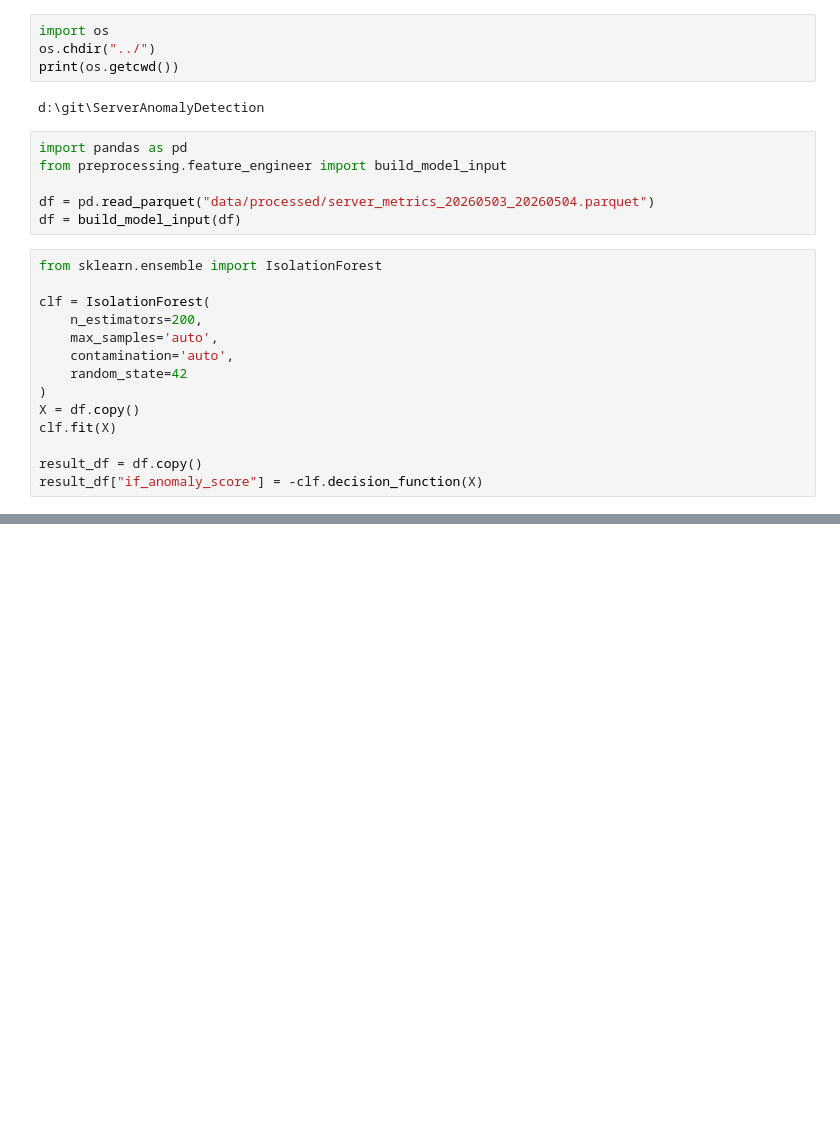
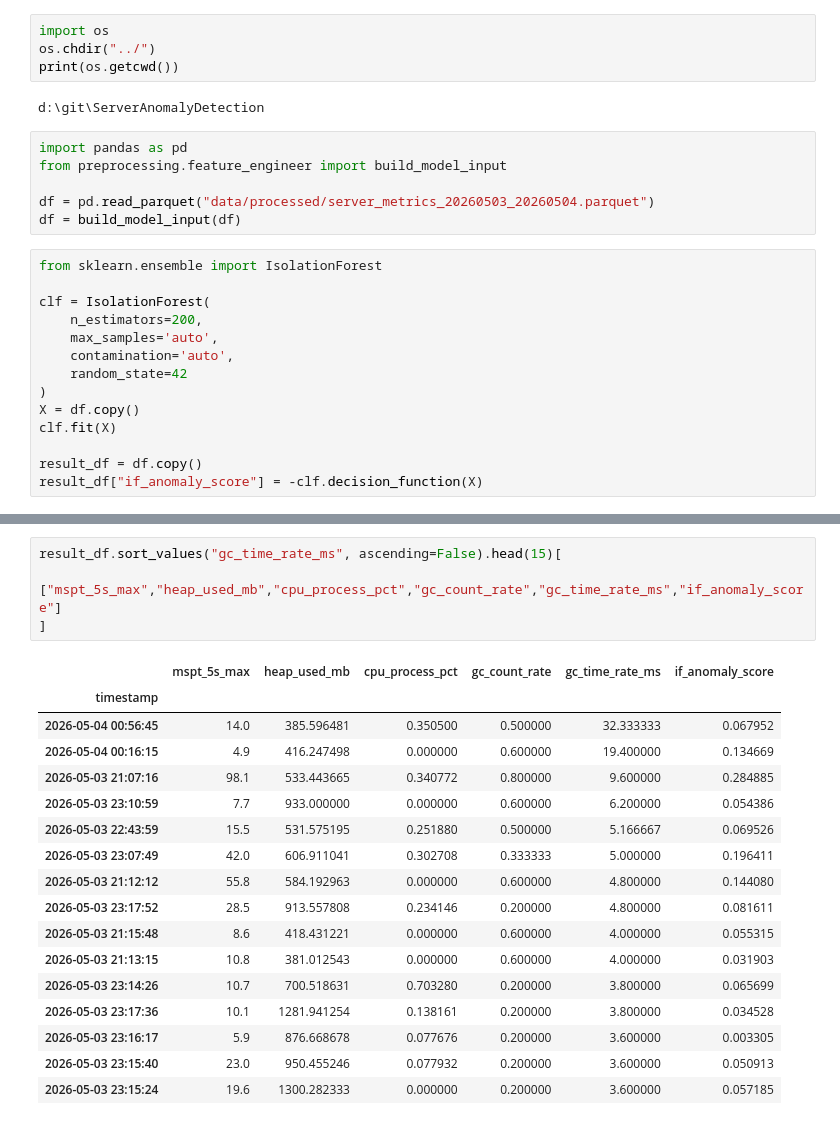
Before and after one commit to mai-Den06/ServerAnomalyDetection, a Jupyter notebook: notebooks/03_ml_methods.ipynb, the cells around one changed output, grey strips where cells are left out. Saved outputs shown, nothing was run; the diff lists cells and outputs as text; blank space fills up the shorter version.

```diff
--- a/notebooks/03_ml_methods.ipynb
+++ b/notebooks/03_ml_methods.ipynb
@@ -133,0 +134,22 @@ result_df.sort_values("gc_time_rate_ms", ascending=False).head(5)[
+# %%
+result_df.sort_values("gc_time_rate_ms", ascending=False).head(15)[
+    ["mspt_5s_max","heap_used_mb","cpu_process_pct","gc_count_rate","gc_time_rate_ms","if_anomaly_score"]
+]
+# %% [output]
+|  | mspt_5s_max | heap_used_mb | cpu_process_pct | gc_count_rate | gc_time_rate_ms | if_anomaly_score |
+| timestamp |  |  |  |  |  |  |
+| 2026-05-04 00:56:45 | 14.0 | 385.596481 | 0.350500 | 0.500000 | 32.333333 | 0.067952 |
+| 2026-05-04 00:16:15 | 4.9 | 416.247498 | 0.000000 | 0.600000 | 19.400000 | 0.134669 |
+| 2026-05-03 21:07:16 | 98.1 | 533.443665 | 0.340772 | 0.800000 | 9.600000 | 0.284885 |
+| 2026-05-03 23:10:59 | 7.7 | 933.000000 | 0.000000 | 0.600000 | 6.200000 | 0.054386 |
+| 2026-05-03 22:43:59 | 15.5 | 531.575195 | 0.251880 | 0.500000 | 5.166667 | 0.069526 |
+| 2026-05-03 23:07:49 | 42.0 | 606.911041 | 0.302708 | 0.333333 | 5.000000 | 0.196411 |
+| 2026-05-03 21:12:12 | 55.8 | 584.192963 | 0.000000 | 0.600000 | 4.800000 | 0.144080 |
+| 2026-05-03 23:17:52 | 28.5 | 913.557808 | 0.234146 | 0.200000 | 4.800000 | 0.081611 |
+| 2026-05-03 21:15:48 | 8.6 | 418.431221 | 0.000000 | 0.600000 | 4.000000 | 0.055315 |
+| 2026-05-03 21:13:15 | 10.8 | 381.012543 | 0.000000 | 0.600000 | 4.000000 | 0.031903 |
+| 2026-05-03 23:14:26 | 10.7 | 700.518631 | 0.703280 | 0.200000 | 3.800000 | 0.065699 |
+| 2026-05-03 23:17:36 | 10.1 | 1281.941254 | 0.138161 | 0.200000 | 3.800000 | 0.034528 |
+| 2026-05-03 23:16:17 | 5.9 | 876.668678 | 0.077676 | 0.200000 | 3.600000 | 0.003305 |
+| 2026-05-03 23:15:40 | 23.0 | 950.455246 | 0.077932 | 0.200000 | 3.600000 | 0.050913 |
+| 2026-05-03 23:15:24 | 19.6 | 1300.282333 | 0.000000 | 0.200000 | 3.600000 | 0.057185 |
```
Also changed, not shown: parts of 6 cells of this notebook.
